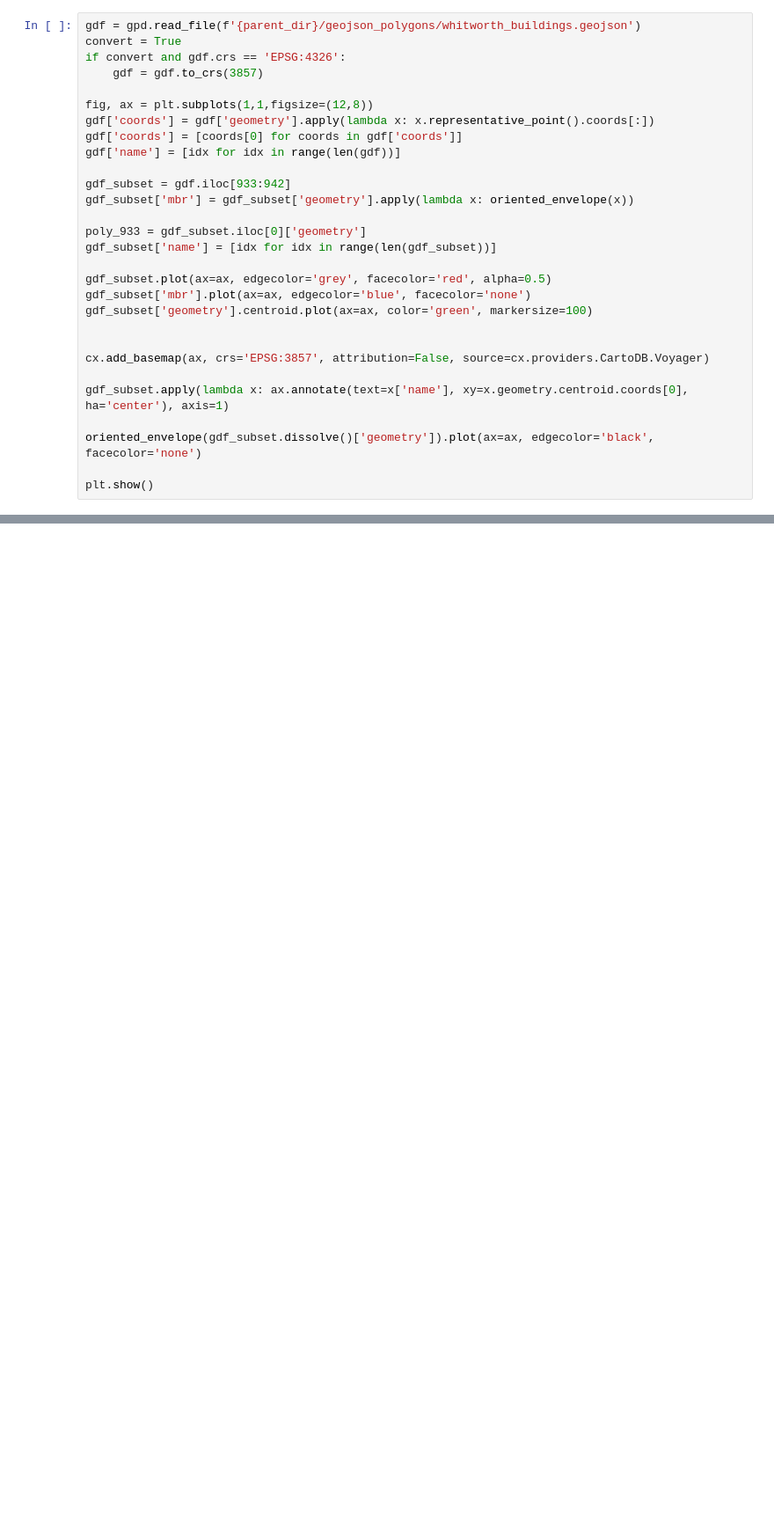
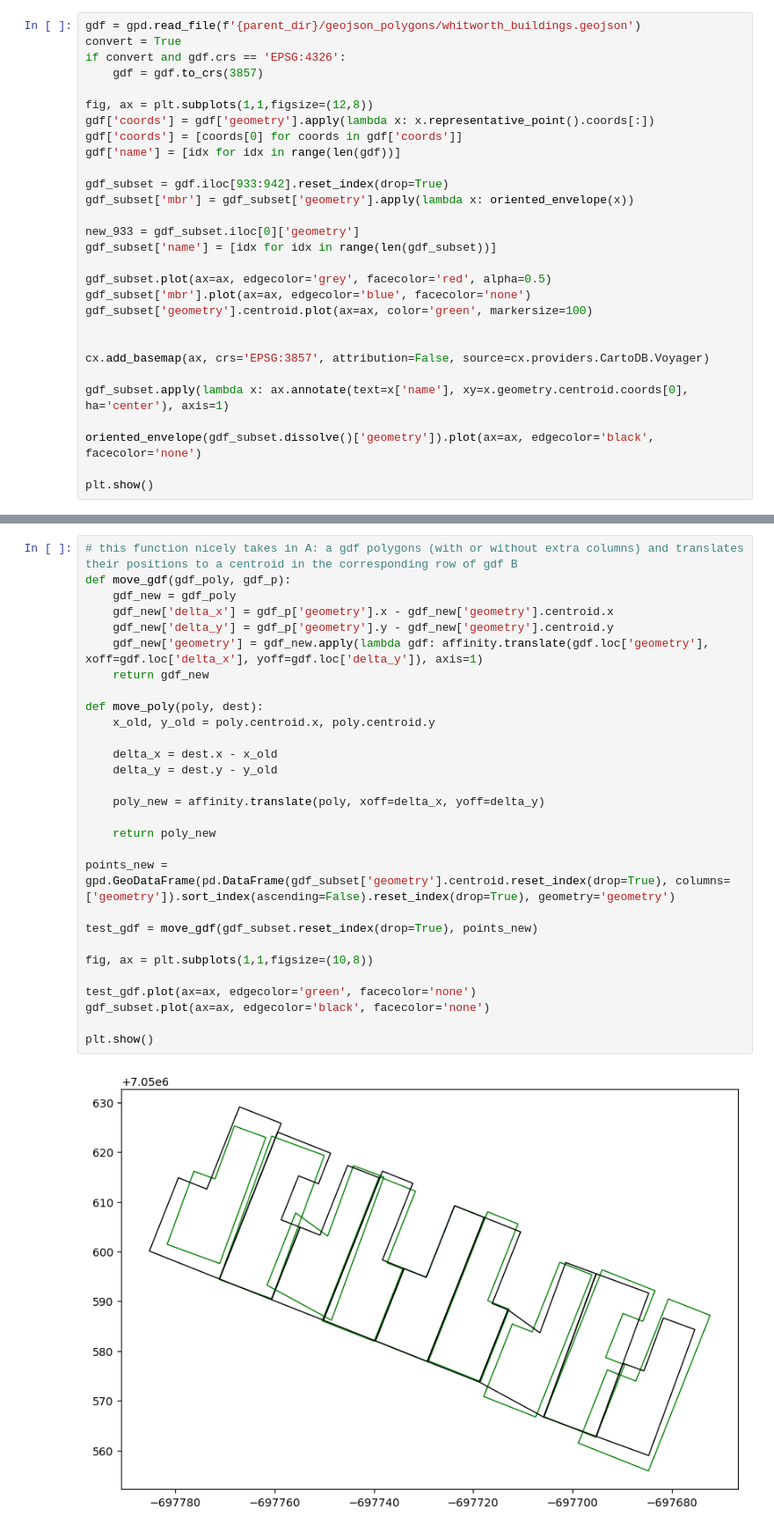
Before and after one commit to paddeaux/radian, a Jupyter notebook: notebooks/testing.ipynb, the cells around one changed output, grey strips where cells are left out. Shown at 88% size. Cells and saved outputs as stored; diff of their text form; blank space fills up the shorter version.

```diff
--- a/notebooks/testing.ipynb
+++ b/notebooks/testing.ipynb
@@ -33,10 +33,10 @@ gdf['coords'] = gdf['geometry'].apply(lambda x: x.representative_point().coords[
 gdf['coords'] = [coords[0] for coords in gdf['coords']]
 gdf['name'] = [idx for idx in range(len(gdf))]
 
-gdf_subset = gdf.iloc[933:942]
+gdf_subset = gdf.iloc[933:942].reset_index(drop=True)
 gdf_subset['mbr'] = gdf_subset['geometry'].apply(lambda x: oriented_envelope(x))
 
-poly_933 = gdf_subset.iloc[0]['geometry']
+new_933 = gdf_subset.iloc[0]['geometry']
 gdf_subset['name'] = [idx for idx in range(len(gdf_subset))]
 
 gdf_subset.plot(ax=ax, edgecolor='grey', facecolor='red', alpha=0.5)
@@ -157,0 +56,31 @@ GEOSException: IllegalArgumentException: Points of LinearRing do not form a clos
+# %%
+# this function nicely takes in A: a gdf polygons (with or without extra columns) and translates their positions to a centroid in the corresponding row of gdf B
+def move_gdf(gdf_poly, gdf_p):
+    gdf_new = gdf_poly
+    gdf_new['delta_x'] = gdf_p['geometry'].x - gdf_new['geometry'].centroid.x
+    gdf_new['delta_y'] = gdf_p['geometry'].y - gdf_new['geometry'].centroid.y
+    gdf_new['geometry'] = gdf_new.apply(lambda gdf: affinity.translate(gdf.loc['geometry'], xoff=gdf.loc['delta_x'], yoff=gdf.loc['delta_y']), axis=1)
+    return gdf_new
+
+def move_poly(poly, dest):
+    x_old, y_old = poly.centroid.x, poly.centroid.y
+
+    delta_x = dest.x - x_old
+    delta_y = dest.y - y_old
+
+    poly_new = affinity.translate(poly, xoff=delta_x, yoff=delta_y)
+
+    return poly_new
+
+points_new = gpd.GeoDataFrame(pd.DataFrame(gdf_subset['geometry'].centroid.reset_index(drop=True), columns=['geometry']).sort_index(ascending=False).reset_index(drop=True), geometry='geometry')
+
+test_gdf = move_gdf(gdf_subset.reset_index(drop=True), points_new)
+
+fig, ax = plt.subplots(1,1,figsize=(10,8))
+
+test_gdf.plot(ax=ax, edgecolor='green', facecolor='none')
+gdf_subset.plot(ax=ax, edgecolor='black', facecolor='none')
+
+plt.show()
+# %% [output]
+[figure, added]
```
Also changed, not shown: parts of 6 cells of this notebook.
